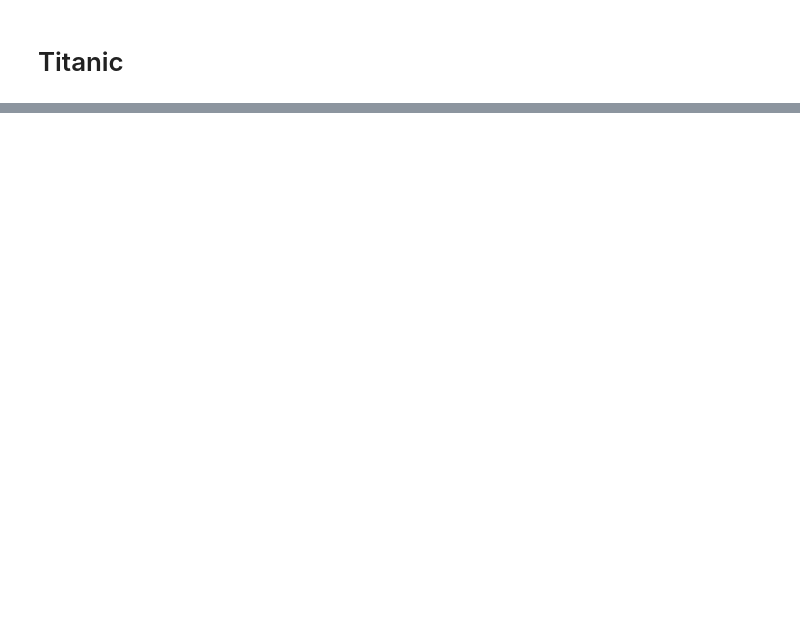
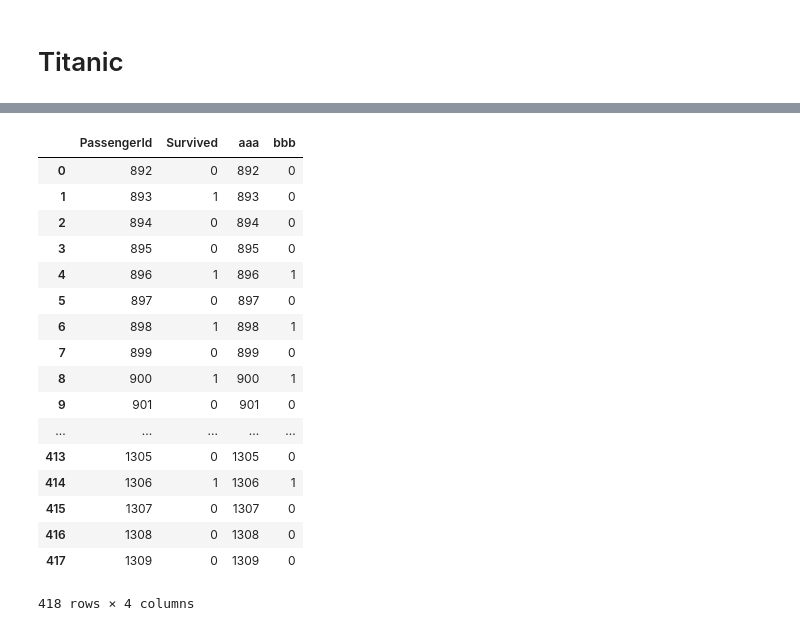
Before and after one commit to garrisonhess/titanic, a Jupyter notebook: titanic.ipynb, the cells around one changed output, grey strips where cells are left out. Cells and saved outputs as stored; diff of their text form; code cells hidden in the pictures; blank space fills up the shorter version.

```diff
--- a/titanic.ipynb
+++ b/titanic.ipynb
@@ -39,0 +178,32 @@ testData.head(5)
+# %%
+#  map Sex to binary variables
+testData['Sex'] = testData['Sex'].replace({'male': 0, 'female': 1})
+
+## . populate NaN Ages with median (28)
+testData.loc[testData['Age'].isnull(), 'Age'] = testData['Age'].median()
+
+# . map to 5 buckets
+testData.loc[(testData['Age'] >= 0) & (testData['Age'] < 19), 'Age'] = 0
+testData.loc[(testData['Age'] >= 1) & (testData['Age'] < 35), 'Age'] = 1
+testData.loc[(testData['Age'] >= 2) & (testData['Age'] < 50), 'Age'] = 2
+testData.loc[(testData['Age'] >= 3) & (testData['Age'] < 65), 'Age'] = 3
+testData.loc[(testData['Age'] >= 4) & (testData['Age'] < 1000000), 'Age'] = 4
+
+#  fill NaN Embarked values with the most frequent port
+testData.loc[testData.isnull().any(axis=1), 'Embarked'] = 'S'
+
+#  map Embarked values to classes (0,1,2)
+testData['Embarked'] = testData['Embarked'].map({'S': 0, 'C': 1, 'Q': 2})
+
+## insert median into NaN Fare values
+testData.loc[testData['Fare'].isnull(), ['Fare']] = testData['Fare'].median()
+
+testData.loc[(testData['Fare'] >= 0) & (testData['Fare'] < 8), 'Fare'] = 0
+testData.loc[(testData['Fare'] >= 1) & (testData['Fare'] < 14), 'Fare'] = 1
+testData.loc[(testData['Fare'] >= 2) & (testData['Fare'] < 31), 'Fare'] = 2
+testData.loc[(testData['Fare'] >= 3) & (testData['Fare'] < 5000), 'Fare'] = 3
+
+testData.drop(columns=['Ticket','Name','Cabin'], inplace=True)
+
+testData['Fare'] = testData['Fare'].astype(int)
+testData['Age'] = testData['Age'].astype(int)
@@ -39,0 +224,3 @@ testData.head(5)
+# %%
+X = trainingData.drop(['Survived', 'PassengerId'], axis=1).to_numpy()
+y = trainingData['Survived'].to_numpy()
@@ -103,0 +257,2 @@ array([0, 0, 0, 0, 0, 1, 0, 0, 0, 0, 0, 1, 0, 1, 0, 0, 0, 0, 0, 1, 0, 1,
+# %%
+testData['Survived'] = rfc.predict(testData.drop(['PassengerId'], axis=1))
@@ -103,0 +280,22 @@ array([0, 0, 0, 0, 0, 1, 0, 0, 0, 0, 0, 1, 0, 1, 0, 0, 0, 0, 0, 1, 0, 1,
+# %%
+genderData[['aaa','bbb']] = testData[['PassengerId', 'Survived']]
+genderData
+# %% [output]
+|  | PassengerId | Survived | aaa | bbb |
+| 0 | 892 | 0 | 892 | 0 |
+| 1 | 893 | 1 | 893 | 0 |
+| 2 | 894 | 0 | 894 | 0 |
+| 3 | 895 | 0 | 895 | 0 |
+| 4 | 896 | 1 | 896 | 1 |
+| 5 | 897 | 0 | 897 | 0 |
+| 6 | 898 | 1 | 898 | 1 |
+| 7 | 899 | 0 | 899 | 0 |
+| 8 | 900 | 1 | 900 | 1 |
+| 9 | 901 | 0 | 901 | 0 |
+| ... | ... | ... | ... | ... |
+| 413 | 1305 | 0 | 1305 | 0 |
+| 414 | 1306 | 1 | 1306 | 1 |
+| 415 | 1307 | 0 | 1307 | 0 |
+| 416 | 1308 | 0 | 1308 | 0 |
+| 417 | 1309 | 0 | 1309 | 0 |
+418 rows × 4 columns
```
Also changed, not shown: parts of 35 cells of this notebook.
